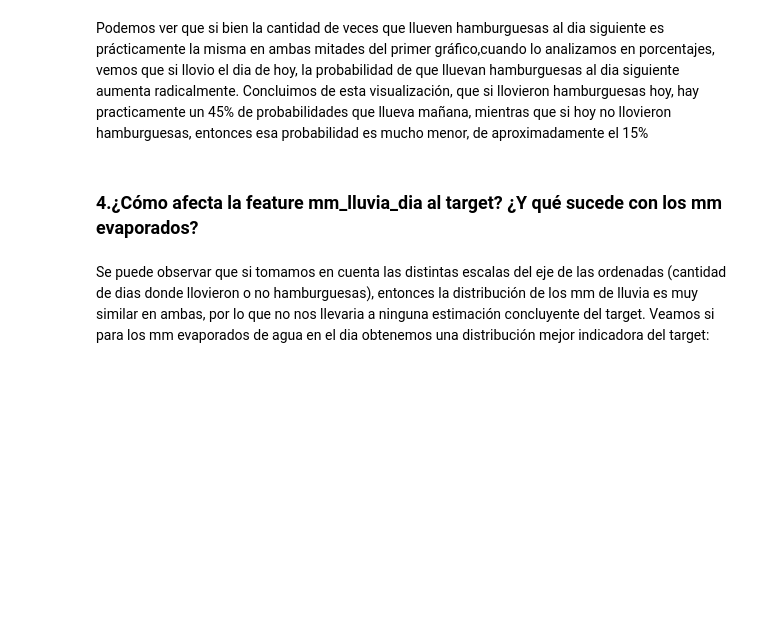
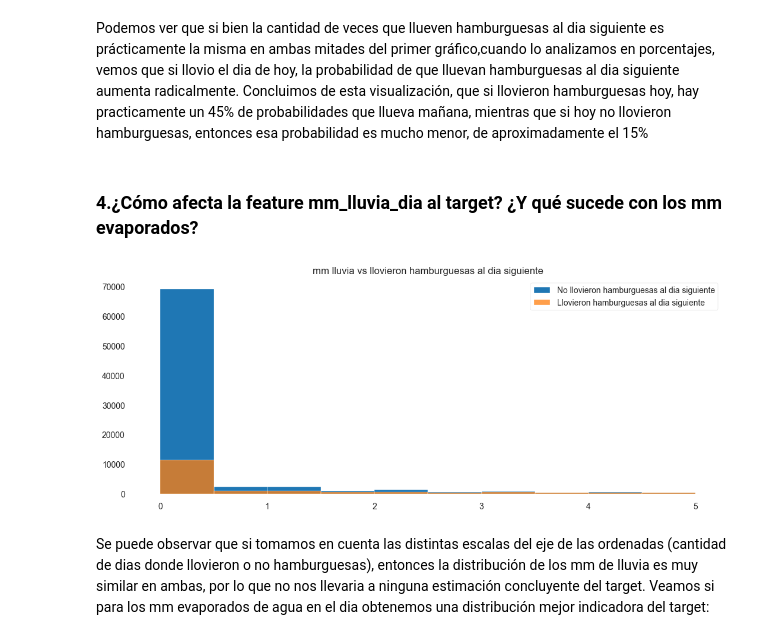
Before and after one commit to juan-roussilian/7506-Organizacion-de-Datos, a Jupyter notebook: tp1_pt1.ipynb, the cells around one changed output. Saved outputs shown, nothing was run; the diff lists cells and outputs as text; code cells hidden in the pictures; blank space fills up the shorter version.

```diff
--- a/tp1_pt1.ipynb
+++ b/tp1_pt1.ipynb
@@ -315,21 +321,18 @@ Podemos ver que si bien la cantidad de veces que llueven hamburguesas al dia sig
 # %% [markdown]
 ### 4.¿Cómo afecta la feature mm_lluvia_dia al target? ¿Y qué sucede con los mm evaporados?
 # %%
-fig, axes = plt.subplots(nrows=1, ncols=2, figsize=[6.4 * 2, 4.8], dpi=100)
+fig = plt.figure(figsize=[6.4 * 2, 4.8], dpi=100)
 
 df_llovio_h_maniana = df[df.llovieron_hamburguesas_al_dia_siguiente == 'si']
 df_no_llovio_h_maniana = df[df.llovieron_hamburguesas_al_dia_siguiente == 'no']
 
-df_llovio_h_maniana.mm_lluvia_dia.plot(kind='hist', range=[0, 5], ax=axes[0], xlim=0, color='#f5793a')
-axes[0].set_title("mm lluvia - llueven hamburguesas al dia siguiente")
-axes[0].set_ylabel("Cantidad")
-axes[0].set_xlabel("mm lluvia")
-
-df_no_llovio_h_maniana.mm_lluvia_dia.plot(kind='hist', range=[0,5], ax=axes[1], xlim=0)
-axes[1].set_title("mm lluvia - no llueven hamburguesas al dia siguiente")
-axes[1].set_ylabel("Cantidad")
-axes[1].set_xlabel("mm lluvia")
+plt.hist(df_no_llovio_h_maniana.mm_lluvia_dia, alpha=1, range=[0, 5], label='No llovieron hamburguesas al dia siguiente')
+plt.hist(df_llovio_h_maniana.mm_lluvia_dia, alpha=0.75, range=[0, 5], label='Llovieron hamburguesas al dia siguiente')
+plt.legend()
+plt.title('mm lluvia vs llovieron hamburguesas al dia siguiente')
 plt.show()
+# %% [output]
+[figure, added]
 # %% [markdown]
 Se puede observar que si tomamos en cuenta las distintas escalas del eje de las ordenadas (cantidad de dias donde llovieron o no hamburguesas), entonces la distribución de los mm de lluvia es muy similar en ambas, por lo que no nos llevaria a ninguna estimación concluyente del target. Veamos si para los mm evaporados de agua en el dia obtenemos una distribución mejor indicadora del target:
 # %%
```
Also changed, not shown: parts of 39 cells of this notebook.
